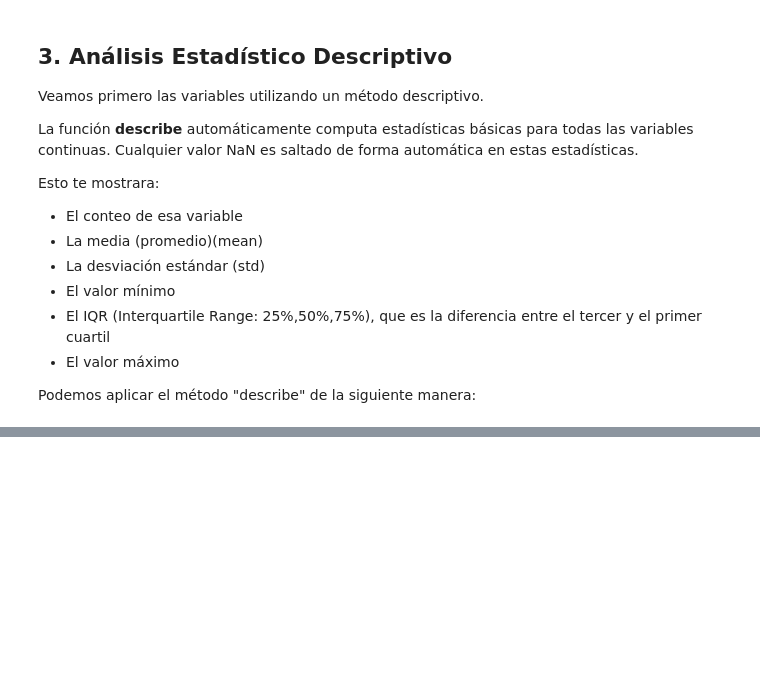
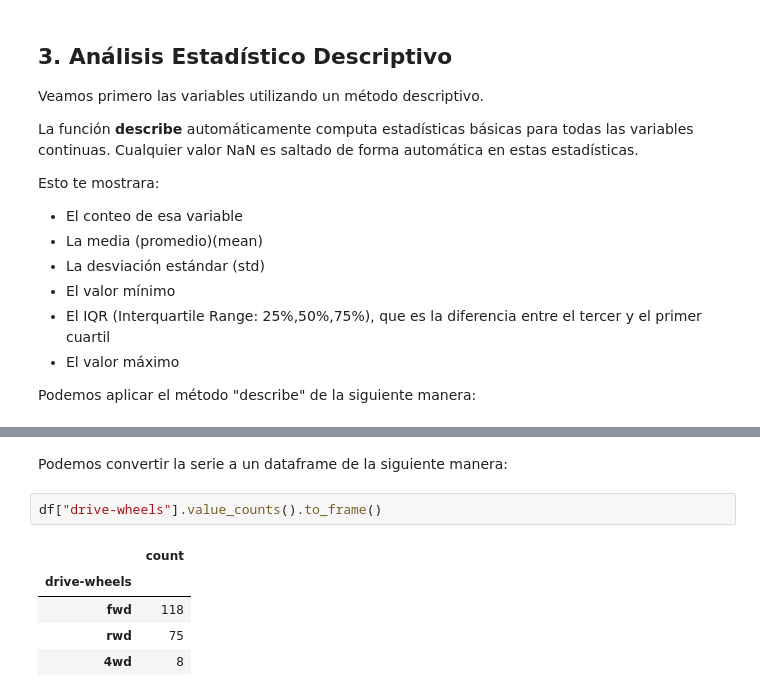
Before and after one commit to reivincitot/Cursos-IBM, a Jupyter notebook: Data Analysis with Python/Data Analysis With Python.ipynb, the cells around one changed output, grey strips where cells are left out. Saved outputs shown, nothing was run; the diff lists cells and outputs as text; blank space fills up the shorter version.

```diff
--- a/Data Analysis with Python/Data Analysis With Python.ipynb
+++ b/Data Analysis with Python/Data Analysis With Python.ipynb
@@ -255,0 +278,10 @@ df.describe()
+# %% [markdown]
+Podemos convertir la serie a un dataframe de la siguiente manera:
+# %%
+df["drive-wheels"].value_counts().to_frame()
+# %% [output]
+|  | count |
+| drive-wheels |  |
+| fwd | 118 |
+| rwd | 75 |
+| 4wd | 8 |
```
Also changed, not shown: parts of 18 cells of this notebook, 1 other file.
